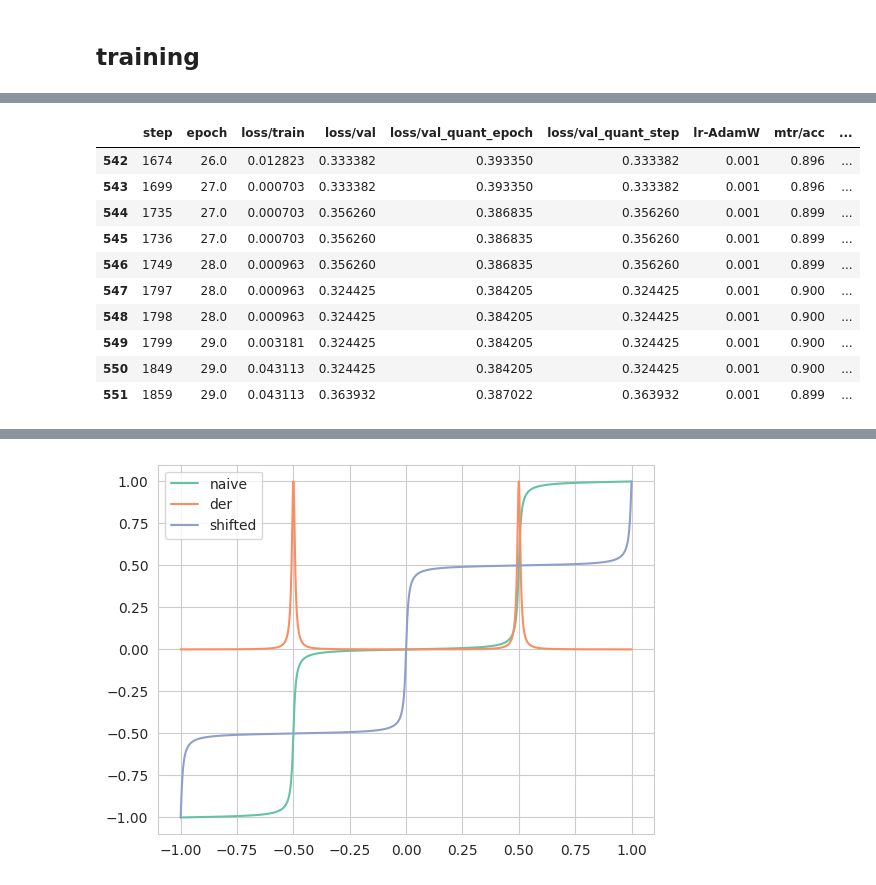
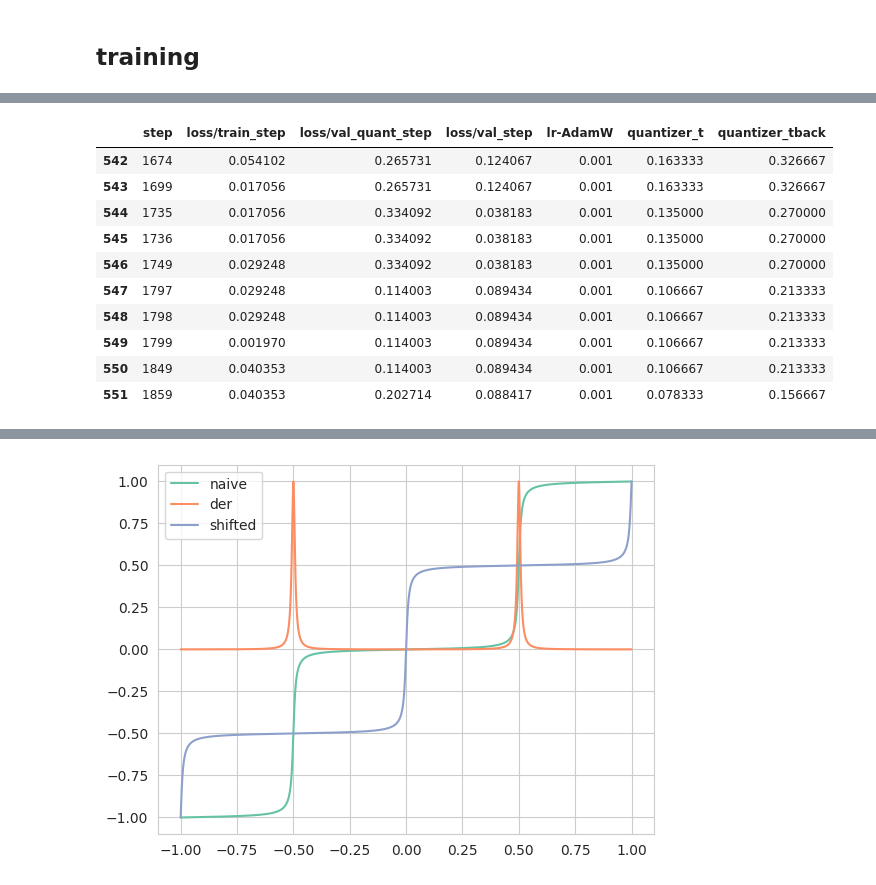
Before and after one commit to data-satanism/SoftStairs-QAT, a Jupyter notebook: experiments/CV/inception_stl10.ipynb, the cells around one changed output, grey strips where cells are left out. Saved outputs shown, nothing was run; the diff lists cells and outputs as text; code cells hidden in the pictures.

```diff
--- a/experiments/CV/inception_stl10.ipynb
+++ b/experiments/CV/inception_stl10.ipynb
@@ -556,23 +592,25 @@ def read_results(name, scale='step', version=None, agg_func='last'):
     df.ffill(inplace=True)
     # df.dropna(inplace=True)
     df = df.groupby(scale).aggregate(agg_func).reset_index()
+    alternative_scale = 'step' if scale != 'step' else 'epoch'
+    df.drop([c for c in df.columns if alternative_scale in c], axis=1, inplace=True)
     return df, test_mtr
 # %%
-dynamics, test_mtr = read_results('InceptionNet_STL10_b8_tstandard', version=None, agg_func='mean')
+dynamics, test_mtr = read_results('InceptionNet_STL10_af2_b8_tstandard', version=None, agg_func='mean')
 
 dynamics.tail(10)
 # %% [output]
-|  | step | epoch | loss/train | loss/val | loss/val_quant_epoch | loss/val_quant_step | lr-AdamW | mtr/acc | ... |
-| 542 | 1674 | 26.0 | 0.012823 | 0.333382 | 0.393350 | 0.333382 | 0.001 | 0.896 | ... |
-| 543 | 1699 | 27.0 | 0.000703 | 0.333382 | 0.393350 | 0.333382 | 0.001 | 0.896 | ... |
-| 544 | 1735 | 27.0 | 0.000703 | 0.356260 | 0.386835 | 0.356260 | 0.001 | 0.899 | ... |
-| 545 | 1736 | 27.0 | 0.000703 | 0.356260 | 0.386835 | 0.356260 | 0.001 | 0.899 | ... |
-| 546 | 1749 | 28.0 | 0.000963 | 0.356260 | 0.386835 | 0.356260 | 0.001 | 0.899 | ... |
-| 547 | 1797 | 28.0 | 0.000963 | 0.324425 | 0.384205 | 0.324425 | 0.001 | 0.900 | ... |
-| 548 | 1798 | 28.0 | 0.000963 | 0.324425 | 0.384205 | 0.324425 | 0.001 | 0.900 | ... |
-| 549 | 1799 | 29.0 | 0.003181 | 0.324425 | 0.384205 | 0.324425 | 0.001 | 0.900 | ... |
-| 550 | 1849 | 29.0 | 0.043113 | 0.324425 | 0.384205 | 0.324425 | 0.001 | 0.900 | ... |
-| 551 | 1859 | 29.0 | 0.043113 | 0.363932 | 0.387022 | 0.363932 | 0.001 | 0.899 | ... |
+|  | step | loss/train_step | loss/val_quant_step | loss/val_step | lr-AdamW | quantizer_t | quantizer_tback |
+| 542 | 1674 | 0.054102 | 0.265731 | 0.124067 | 0.001 | 0.163333 | 0.326667 |
+| 543 | 1699 | 0.017056 | 0.265731 | 0.124067 | 0.001 | 0.163333 | 0.326667 |
+| 544 | 1735 | 0.017056 | 0.334092 | 0.038183 | 0.001 | 0.135000 | 0.270000 |
+| 545 | 1736 | 0.017056 | 0.334092 | 0.038183 | 0.001 | 0.135000 | 0.270000 |
+| 546 | 1749 | 0.029248 | 0.334092 | 0.038183 | 0.001 | 0.135000 | 0.270000 |
+| 547 | 1797 | 0.029248 | 0.114003 | 0.089434 | 0.001 | 0.106667 | 0.213333 |
+| 548 | 1798 | 0.029248 | 0.114003 | 0.089434 | 0.001 | 0.106667 | 0.213333 |
+| 549 | 1799 | 0.001970 | 0.114003 | 0.089434 | 0.001 | 0.106667 | 0.213333 |
+| 550 | 1849 | 0.040353 | 0.114003 | 0.089434 | 0.001 | 0.106667 | 0.213333 |
+| 551 | 1859 | 0.040353 | 0.202714 | 0.088417 | 0.001 | 0.078333 | 0.156667 |
 # %%
 import seaborn as sns
 import matplotlib.pyplot as plt
```
Also changed, not shown: parts of 7 cells of this notebook, 4 other files.
